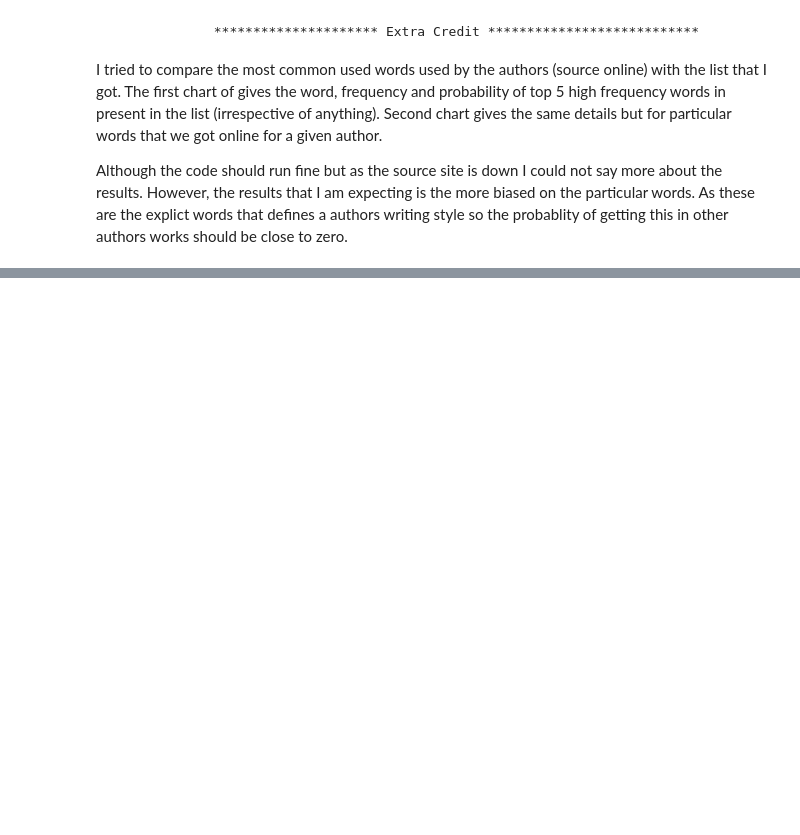
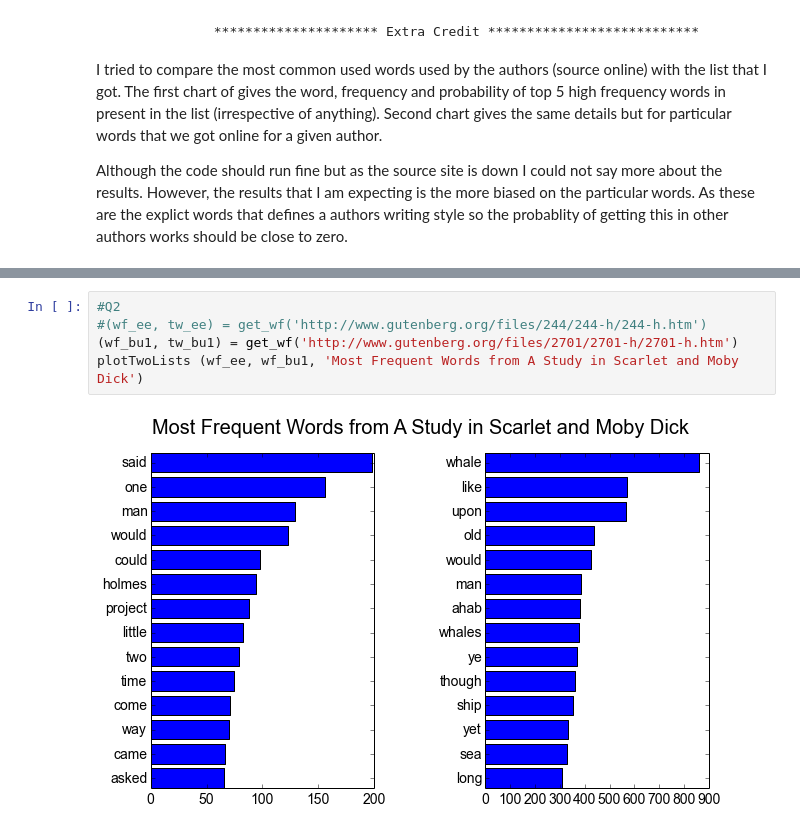
Before and after one commit to fdac/Assignment1, a Jupyter notebook: Solution1.ipynb, the cells around one changed output, grey strips where cells are left out. Drawn from its saved outputs; the diff is of its cells as text; blank space fills up the shorter version.

```diff
--- a/Solution1.ipynb
+++ b/Solution1.ipynb
@@ -1407,0 +1448,7 @@ Although the code should run fine but as the source site is down I could not say
+# %%
+#Q2
+#(wf_ee, tw_ee) = get_wf('http://www.gutenberg.org/files/244/244-h/244-h.htm')
+(wf_bu1, tw_bu1) = get_wf('http://www.gutenberg.org/files/2701/2701-h/2701-h.htm')
+plotTwoLists (wf_ee, wf_bu1, 'Most Frequent Words from A Study in Scarlet and Moby Dick')
+# %% [output]
+[figure, added]
```
Also changed, not shown: parts of 37 cells of this notebook.
